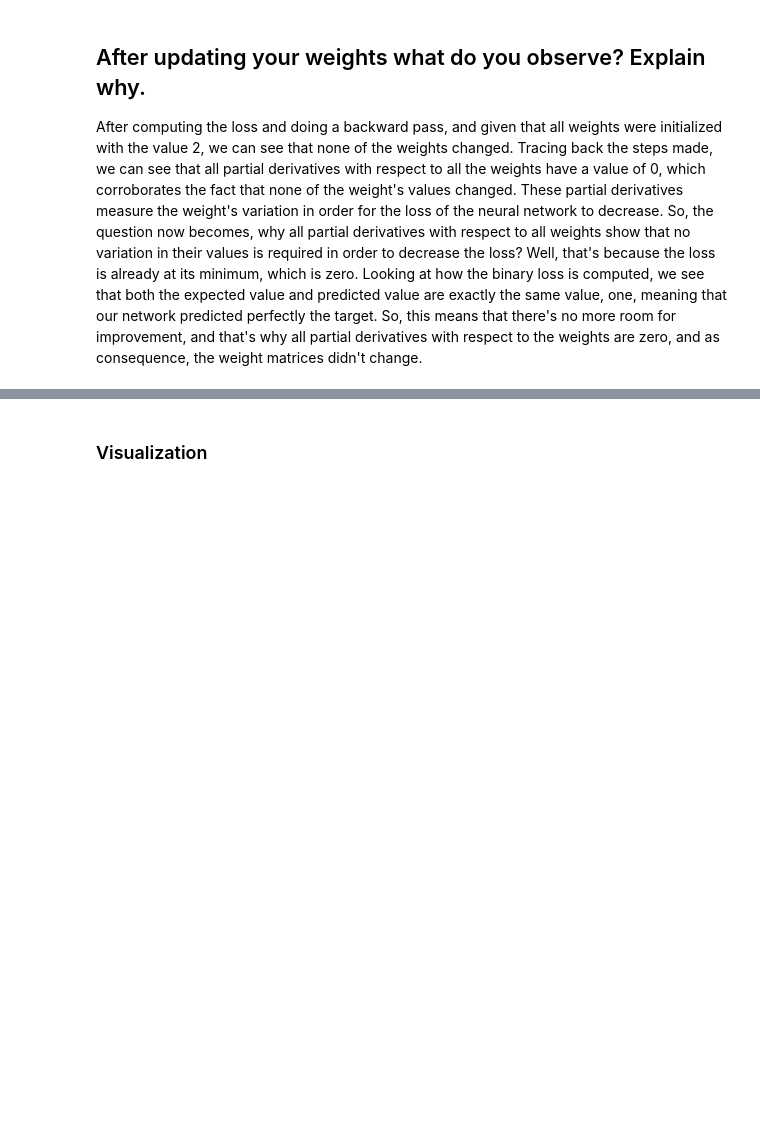
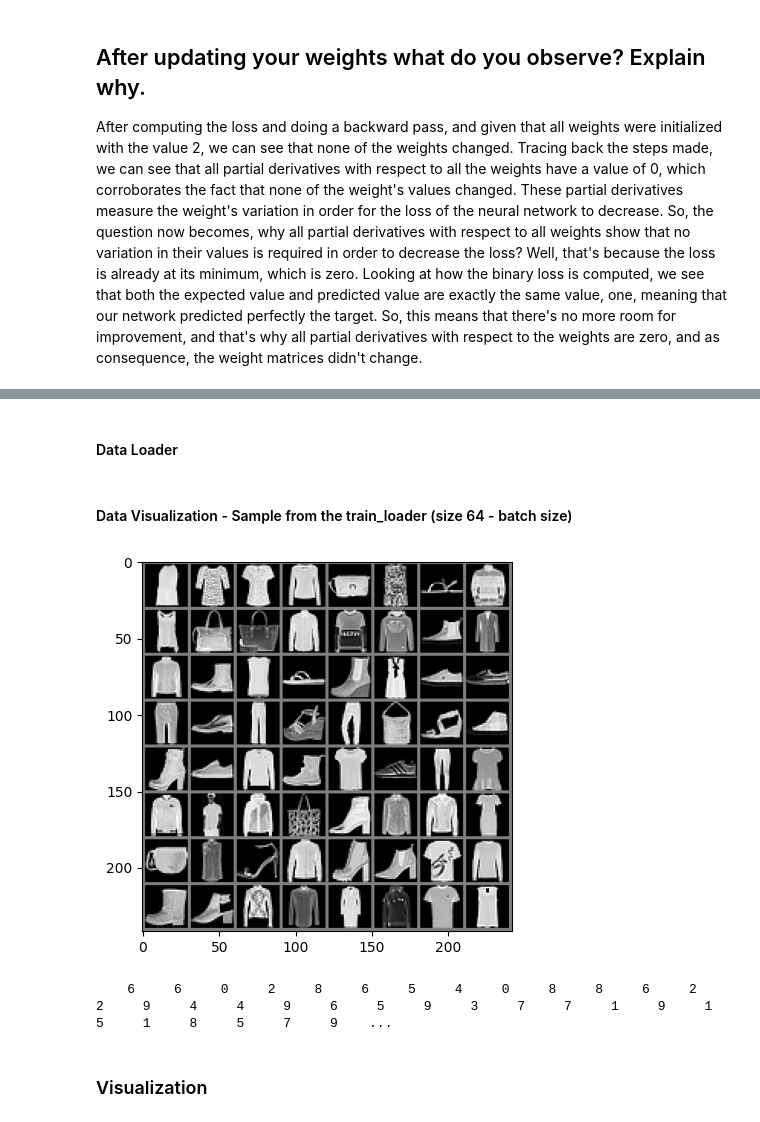
Before and after one commit to LuisPHenriques/TAAC-Project, a Jupyter notebook: A1_P1.ipynb, the cells around one changed output, grey strips where cells are left out. Saved outputs shown, nothing was run; the diff lists cells and outputs as text; code cells hidden in the pictures; blank space fills up the shorter version.

Commit message:
visualização train loader

```diff
--- a/A1_P1.ipynb
+++ b/A1_P1.ipynb
@@ -150,3 +154,37 @@ https://towardsdatascience.com/nothing-but-numpy-understanding-creating-binary-c
+# %% [markdown]
+#### Data Loader
+# %%
+# Define data preprocessing and loading / Define a transform to convert to images to tensor and normalize
+transform = transforms.Compose([transforms.ToTensor(), transforms.Normalize((0.5,), (0.5,))])
+
+train_dataset = torchvision.datasets.FashionMNIST(root='./data', train=True, transform=transform, download=True)
+test_dataset = torchvision.datasets.FashionMNIST(root='./data', train=False, transform=transform, download=True)
+
+batch_size = 64
+
+train_loader = DataLoader(train_dataset, batch_size=batch_size, shuffle=True)
+test_loader = DataLoader(test_dataset, batch_size=batch_size, shuffle=False)
+# %% [markdown]
+#### Data Visualization - Sample from the train_loader (size 64 - batch size)
+# %%
+# Define a function to display a batch of images
+def imshow(img):
+    img = img / 2 + 0.5  # Unnormalize the image
+    npimg = img.numpy()
+    plt.imshow(np.transpose(npimg, (1, 2, 0)))  # Fix the missing closing parenthesis
+    plt.show()
+
+# Get a batch of training data
+dataiter = iter(train_loader)
+images, labels = next(dataiter)
+
+# Show images
+imshow(torchvision.utils.make_grid(images))
+# Print labels
+print(' '.join(f'{labels[j]:5}' for j in range(batch_size)))
+# %% [output]
+[figure, added]
+    6     6     0     2     8     6     5     4     0     8     8     6     2     2     9     4     4     9     6     5     9     3     7     7     1     9     1     5     1     8     5     7     9    ...
 # %%
 def set_device():
     if torch.cuda.is_available():
```
Also changed, not shown: parts of 8 cells of this notebook.
